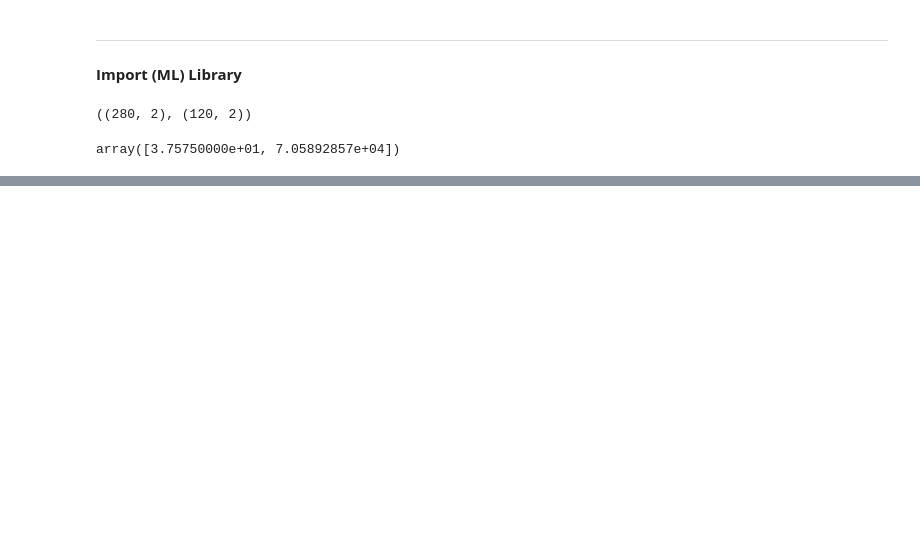
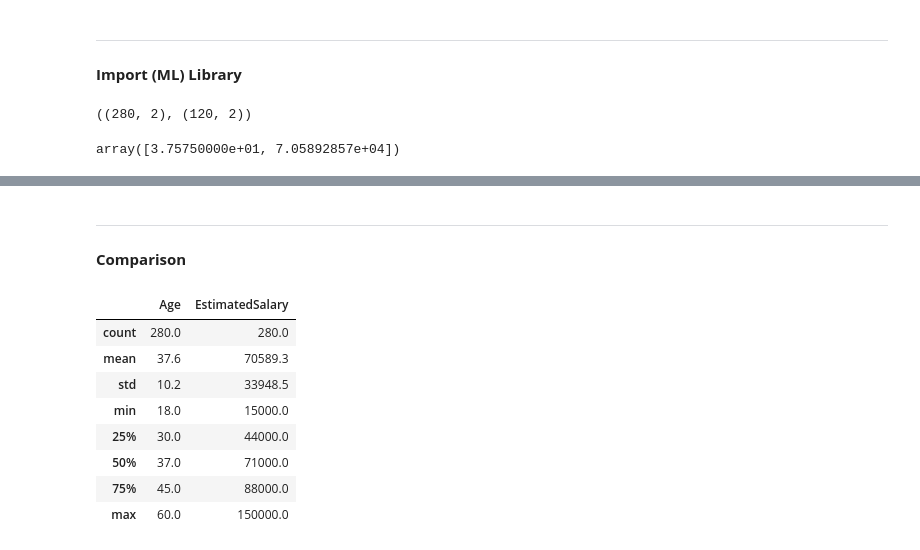
Before and after one commit to zain4cs/Feature-Engineering, a Jupyter notebook: Feature_Engineering.ipynb, the cells around one changed output, grey strips where cells are left out. Drawn from its saved outputs; the diff is of its cells as text; code cells hidden in the pictures; blank space fills up the shorter version.

```diff
--- a/Feature_Engineering.ipynb
+++ b/Feature_Engineering.ipynb
@@ -79,0 +92,16 @@ array([3.75750000e+01, 7.05892857e+04])
+# %% [markdown]
+___________
+# %% [markdown]
+**Comparison**
+# %%
+np.round(x_train.describe(),1)
+# %% [output]
+|  | Age | EstimatedSalary |
+| count | 280.0 | 280.0 |
+| mean | 37.6 | 70589.3 |
+| std | 10.2 | 33948.5 |
+| min | 18.0 | 15000.0 |
+| 25% | 30.0 | 44000.0 |
+| 50% | 37.0 | 71000.0 |
+| 75% | 45.0 | 88000.0 |
+| max | 60.0 | 150000.0 |
```
Also changed, not shown: parts of 7 cells of this notebook.
